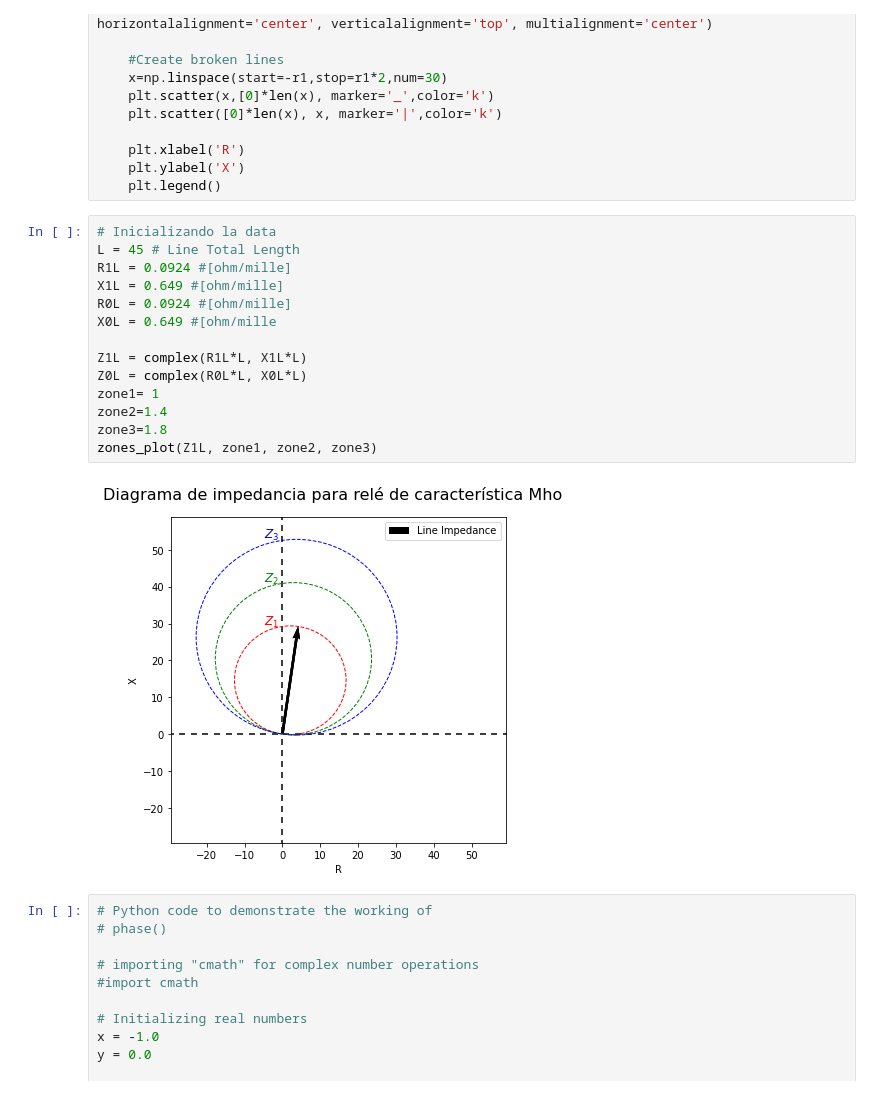
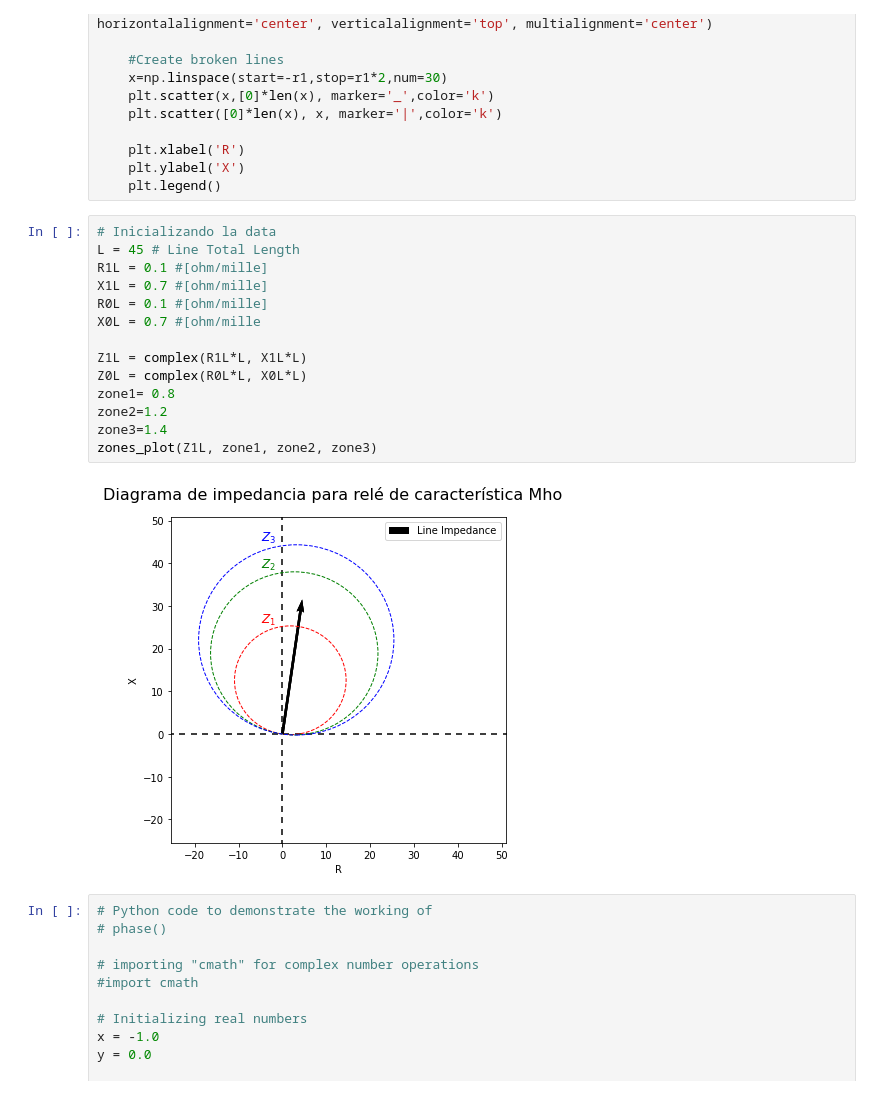
Before and after one commit to andresenrique08/Virtual_Relay_Course, a Jupyter notebook: TC2/Test_Distance-grafica 3zones.ipynb, the cells around one changed output. Cells and saved outputs as stored; diff of their text form.

```diff
--- a/TC2/Test_Distance-grafica 3zones.ipynb
+++ b/TC2/Test_Distance-grafica 3zones.ipynb
@@ -67,19 +67,19 @@ def zones_plot(Z1L, zone1, zone2, zone3):# que es ZL1 ? la magnitud en que unida
 # %%
 # Inicializando la data
 L = 45 # Line Total Length
-R1L = 0.0924 #[ohm/mille]
-X1L = 0.649 #[ohm/mille]
-R0L = 0.0924 #[ohm/mille]
-X0L = 0.649 #[ohm/mille
+R1L = 0.1 #[ohm/mille]
+X1L = 0.7 #[ohm/mille]
+R0L = 0.1 #[ohm/mille]
+X0L = 0.7 #[ohm/mille
 
 Z1L = complex(R1L*L, X1L*L)
 Z0L = complex(R0L*L, X0L*L)
-zone1= 1
-zone2=1.4
-zone3=1.8
+zone1= 0.8
+zone2=1.2
+zone3=1.4
 zones_plot(Z1L, zone1, zone2, zone3)
 # %% [output]
-[figure, old version]
+[figure, new version]
 # %%
 # Python code to demonstrate the working of
 # phase()
```
Also changed, not shown: parts of 4 cells of this notebook, 1 other file.
